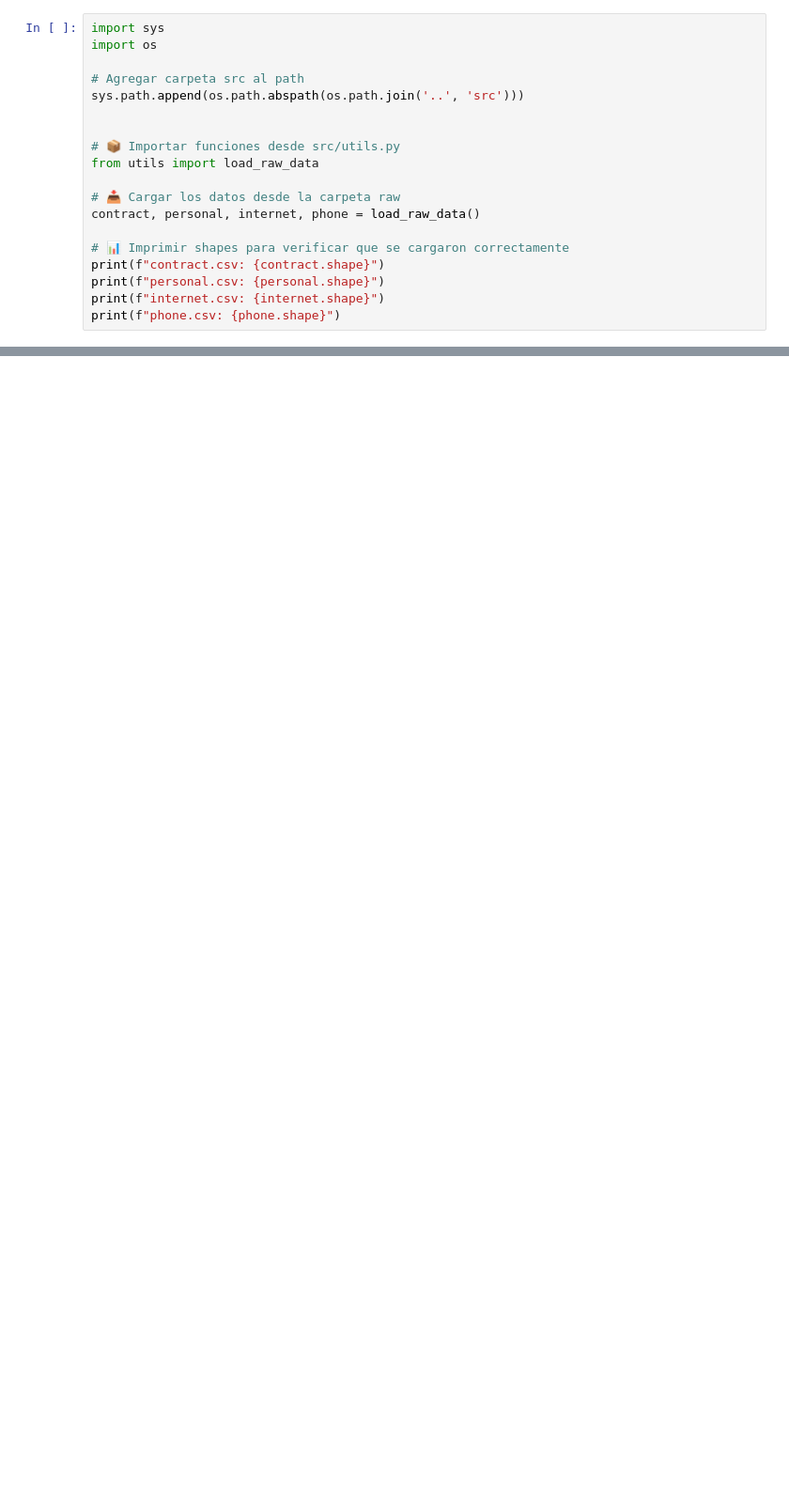
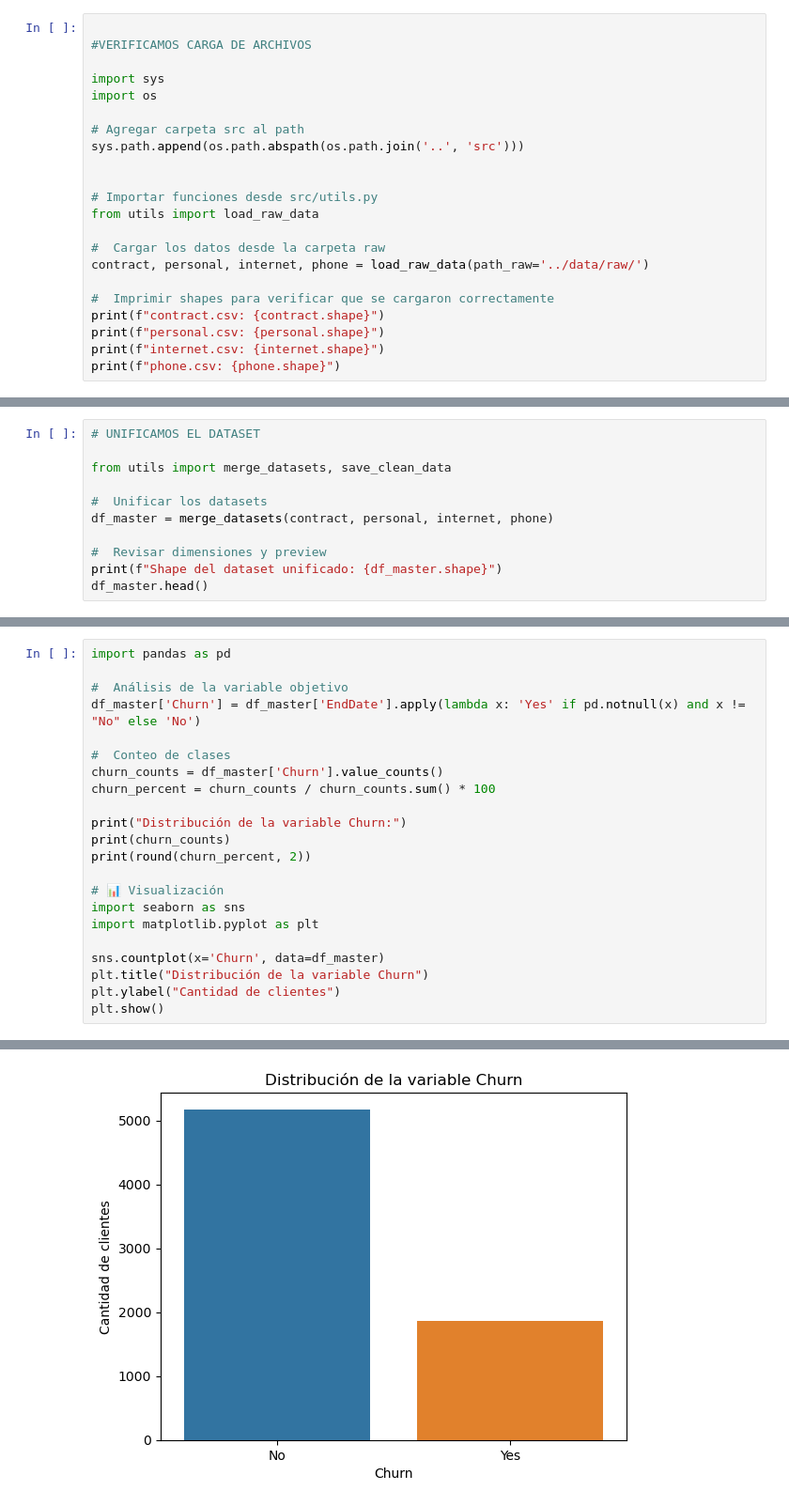
Before and after one commit to mateosalgado3/mateosalgado3-Examen_DataScience_churn-prediction-interconnect, a Jupyter notebook: notebooks/salgado_mateo_churn.ipynb, the cells around one changed output, grey strips where cells are left out. Shown: that part at 94% size. Cells and saved outputs as stored; diff of their text form; blank space fills up the shorter version.

Commit message:
Corrijo contenido y actualizo archivos finales

```diff
--- a/notebooks/salgado_mateo_churn.ipynb
+++ b/notebooks/salgado_mateo_churn.ipynb
@@ -1,4 +3,7 @@
 # %%
+
+#VERIFICAMOS CARGA DE ARCHIVOS
+
 import sys
 import os
 
@@ -6,13 +11,13 @@ import os
 sys.path.append(os.path.abspath(os.path.join('..', 'src')))
 
 
-# 📦 Importar funciones desde src/utils.py
+# Importar funciones desde src/utils.py
 from utils import load_raw_data
 
-# 📥 Cargar los datos desde la carpeta raw
-contract, personal, internet, phone = load_raw_data()
+#  Cargar los datos desde la carpeta raw
+contract, personal, internet, phone = load_raw_data(path_raw='../data/raw/')
 
-# 📊 Imprimir shapes para verificar que se cargaron correctamente
+#  Imprimir shapes para verificar que se cargaron correctamente
 print(f"contract.csv: {contract.shape}")
 print(f"personal.csv: {personal.shape}")
 print(f"internet.csv: {internet.shape}")
@@ -21,0 +30,11 @@ FileNotFoundError: [Errno 2] No such file or directory: 'data/raw/contract.csv'
+# %%
+# UNIFICAMOS EL DATASET
+
+from utils import merge_datasets, save_clean_data
+
+#  Unificar los datasets
+df_master = merge_datasets(contract, personal, internet, phone)
+
+#  Revisar dimensiones y preview
+print(f"Shape del dataset unificado: {df_master.shape}")
+df_master.head()
@@ -21,0 +101,23 @@ FileNotFoundError: [Errno 2] No such file or directory: 'data/raw/contract.csv'
+# %%
+import pandas as pd
+
+#  Análisis de la variable objetivo
+df_master['Churn'] = df_master['EndDate'].apply(lambda x: 'Yes' if pd.notnull(x) and x != "No" else 'No')
+
+#  Conteo de clases
+churn_counts = df_master['Churn'].value_counts()
+churn_percent = churn_counts / churn_counts.sum() * 100
+
+print("Distribución de la variable Churn:")
+print(churn_counts)
+print(round(churn_percent, 2))
+
+# 📊 Visualización
+import seaborn as sns
+import matplotlib.pyplot as plt
+
+sns.countplot(x='Churn', data=df_master)
+plt.title("Distribución de la variable Churn")
+plt.ylabel("Cantidad de clientes")
+plt.show()
+# %% [output]
@@ -21,0 +133 @@ FileNotFoundError: [Errno 2] No such file or directory: 'data/raw/contract.csv'
+[figure, added]
```
Also changed, not shown: parts of 38 cells of this notebook, 1 other file.
